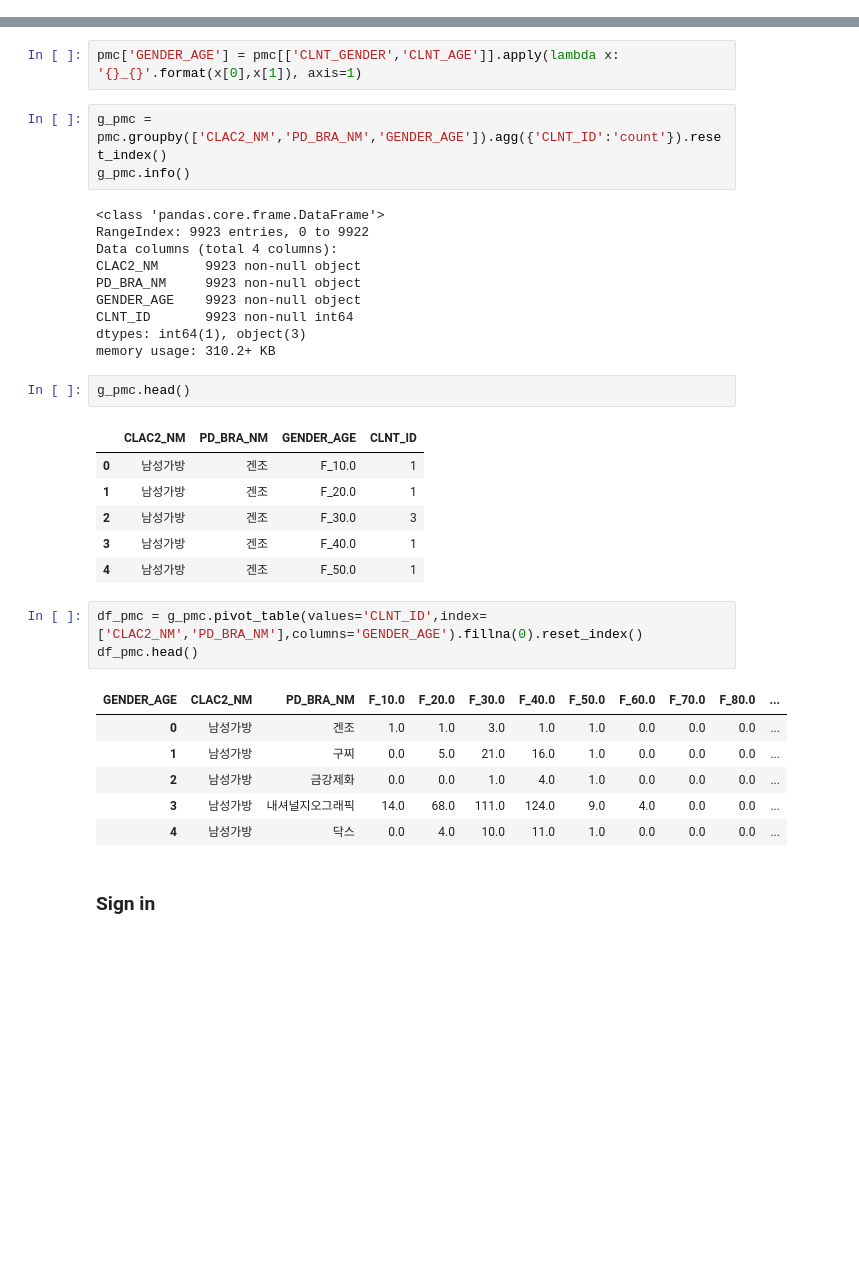
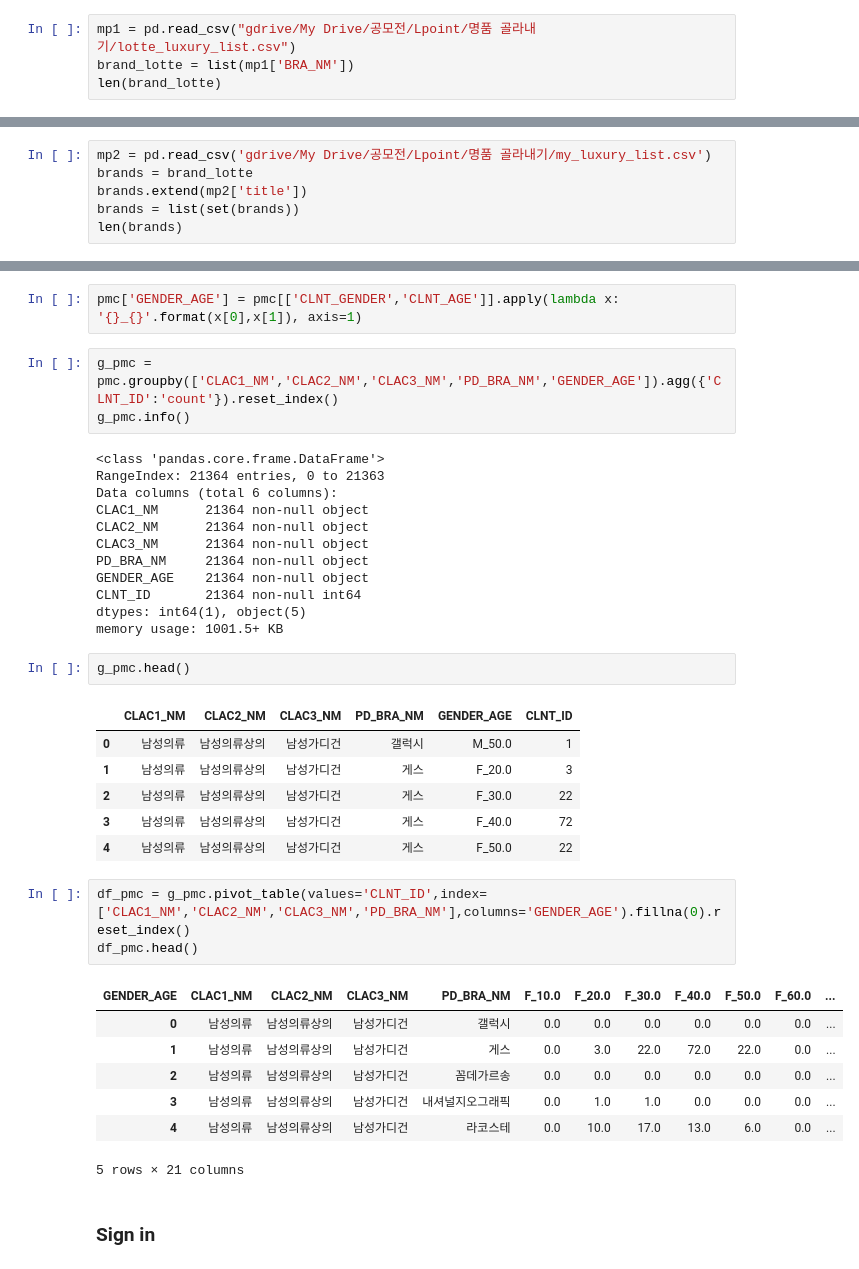
Before and after one commit to doohong91/Luxury-Consumption-Trend, a Jupyter notebook: 데이터셋 만들기/lotte_dataset.ipynb, the cells around one changed output, grey strips where cells are left out. Cells and saved outputs as stored; diff of their text form; blank space fills up the shorter version.

```diff
--- a/데이터셋 만들기/lotte_dataset.ipynb
+++ b/데이터셋 만들기/lotte_dataset.ipynb
@@ -91,0 +92,4 @@ prod_mast = prod_mast[prod_mast['CLAC1_NM'].isin(cate_list)]
+# %%
+mp1 = pd.read_csv("gdrive/My Drive/공모전/Lpoint/명품 골라내기/lotte_luxury_list.csv")
+brand_lotte = list(mp1['BRA_NM'])
+len(brand_lotte)
@@ -91,0 +98,6 @@ prod_mast = prod_mast[prod_mast['CLAC1_NM'].isin(cate_list)]
+# %%
+mp2 = pd.read_csv('gdrive/My Drive/공모전/Lpoint/명품 골라내기/my_luxury_list.csv')
+brands = brand_lotte
+brands.extend(mp2['title'])
+brands = list(set(brands))
+len(brands)
@@ -201,37 +199,40 @@ memory usage: 74.5+ MB
 # %%
 pmc['GENDER_AGE'] = pmc[['CLNT_GENDER','CLNT_AGE']].apply(lambda x: '{}_{}'.format(x[0],x[1]), axis=1)
 # %%
-g_pmc = pmc.groupby(['CLAC2_NM','PD_BRA_NM','GENDER_AGE']).agg({'CLNT_ID':'count'}).reset_index()
+g_pmc = pmc.groupby(['CLAC1_NM','CLAC2_NM','CLAC3_NM','PD_BRA_NM','GENDER_AGE']).agg({'CLNT_ID':'count'}).reset_index()
 g_pmc.info()
 # %% [output]
 <class 'pandas.core.frame.DataFrame'>
-RangeIndex: 9923 entries, 0 to 9922
-Data columns (total 4 columns):
-CLAC2_NM      9923 non-null object
-PD_BRA_NM     9923 non-null object
-GENDER_AGE    9923 non-null object
-CLNT_ID       9923 non-null int64
-dtypes: int64(1), object(3)
-memory usage: 310.2+ KB
+RangeIndex: 21364 entries, 0 to 21363
+Data columns (total 6 columns):
+CLAC1_NM      21364 non-null object
+CLAC2_NM      21364 non-null object
+CLAC3_NM      21364 non-null object
+PD_BRA_NM     21364 non-null object
+GENDER_AGE    21364 non-null object
+CLNT_ID       21364 non-null int64
+dtypes: int64(1), object(5)
+memory usage: 1001.5+ KB
 # %%
 g_pmc.head()
 # %% [output]
-|  | CLAC2_NM | PD_BRA_NM | GENDER_AGE | CLNT_ID |
-| 0 | 남성가방 | 겐조 | F_10.0 | 1 |
-| 1 | 남성가방 | 겐조 | F_20.0 | 1 |
-| 2 | 남성가방 | 겐조 | F_30.0 | 3 |
-| 3 | 남성가방 | 겐조 | F_40.0 | 1 |
-| 4 | 남성가방 | 겐조 | F_50.0 | 1 |
+|  | CLAC1_NM | CLAC2_NM | CLAC3_NM | PD_BRA_NM | GENDER_AGE | CLNT_ID |
+| 0 | 남성의류 | 남성의류상의 | 남성가디건 | 갤럭시 | M_50.0 | 1 |
+| 1 | 남성의류 | 남성의류상의 | 남성가디건 | 게스 | F_20.0 | 3 |
+| 2 | 남성의류 | 남성의류상의 | 남성가디건 | 게스 | F_30.0 | 22 |
+| 3 | 남성의류 | 남성의류상의 | 남성가디건 | 게스 | F_40.0 | 72 |
+| 4 | 남성의류 | 남성의류상의 | 남성가디건 | 게스 | F_50.0 | 22 |
 # %%
-df_pmc = g_pmc.pivot_table(values='CLNT_ID',index=['CLAC2_NM','PD_BRA_NM'],columns='GENDER_AGE').fillna(0).reset_index()
+df_pmc = g_pmc.pivot_table(values='CLNT_ID',index=['CLAC1_NM','CLAC2_NM','CLAC3_NM','PD_BRA_NM'],columns='GENDER_AGE').fillna(0).reset_index()
 df_pmc.head()
 # %% [output]
-| GENDER_AGE | CLAC2_NM | PD_BRA_NM | F_10.0 | F_20.0 | F_30.0 | F_40.0 | F_50.0 | F_60.0 | F_70.0 | F_80.0 | ... |
-| 0 | 남성가방 | 겐조 | 1.0 | 1.0 | 3.0 | 1.0 | 1.0 | 0.0 | 0.0 | 0.0 | ... |
-| 1 | 남성가방 | 구찌 | 0.0 | 5.0 | 21.0 | 16.0 | 1.0 | 0.0 | 0.0 | 0.0 | ... |
-| 2 | 남성가방 | 금강제화 | 0.0 | 0.0 | 1.0 | 4.0 | 1.0 | 0.0 | 0.0 | 0.0 | ... |
-| 3 | 남성가방 | 내셔널지오그래픽 | 14.0 | 68.0 | 111.0 | 124.0 | 9.0 | 4.0 | 0.0 | 0.0 | ... |
-| 4 | 남성가방 | 닥스 | 0.0 | 4.0 | 10.0 | 11.0 | 1.0 | 0.0 | 0.0 | 0.0 | ... |
+| GENDER_AGE | CLAC1_NM | CLAC2_NM | CLAC3_NM | PD_BRA_NM | F_10.0 | F_20.0 | F_30.0 | F_40.0 | F_50.0 | F_60.0 | ... |
+| 0 | 남성의류 | 남성의류상의 | 남성가디건 | 갤럭시 | 0.0 | 0.0 | 0.0 | 0.0 | 0.0 | 0.0 | ... |
+| 1 | 남성의류 | 남성의류상의 | 남성가디건 | 게스 | 0.0 | 3.0 | 22.0 | 72.0 | 22.0 | 0.0 | ... |
+| 2 | 남성의류 | 남성의류상의 | 남성가디건 | 꼼데가르송 | 0.0 | 0.0 | 0.0 | 0.0 | 0.0 | 0.0 | ... |
+| 3 | 남성의류 | 남성의류상의 | 남성가디건 | 내셔널지오그래픽 | 0.0 | 1.0 | 1.0 | 0.0 | 0.0 | 0.0 | ... |
+| 4 | 남성의류 | 남성의류상의 | 남성가디건 | 라코스테 | 0.0 | 10.0 | 17.0 | 13.0 | 6.0 | 0.0 | ... |
+5 rows × 21 columns
 # %% [markdown]
 ### Sign in
 # %%
```
Also changed, not shown: parts of 25 cells of this notebook, 9 other files.
